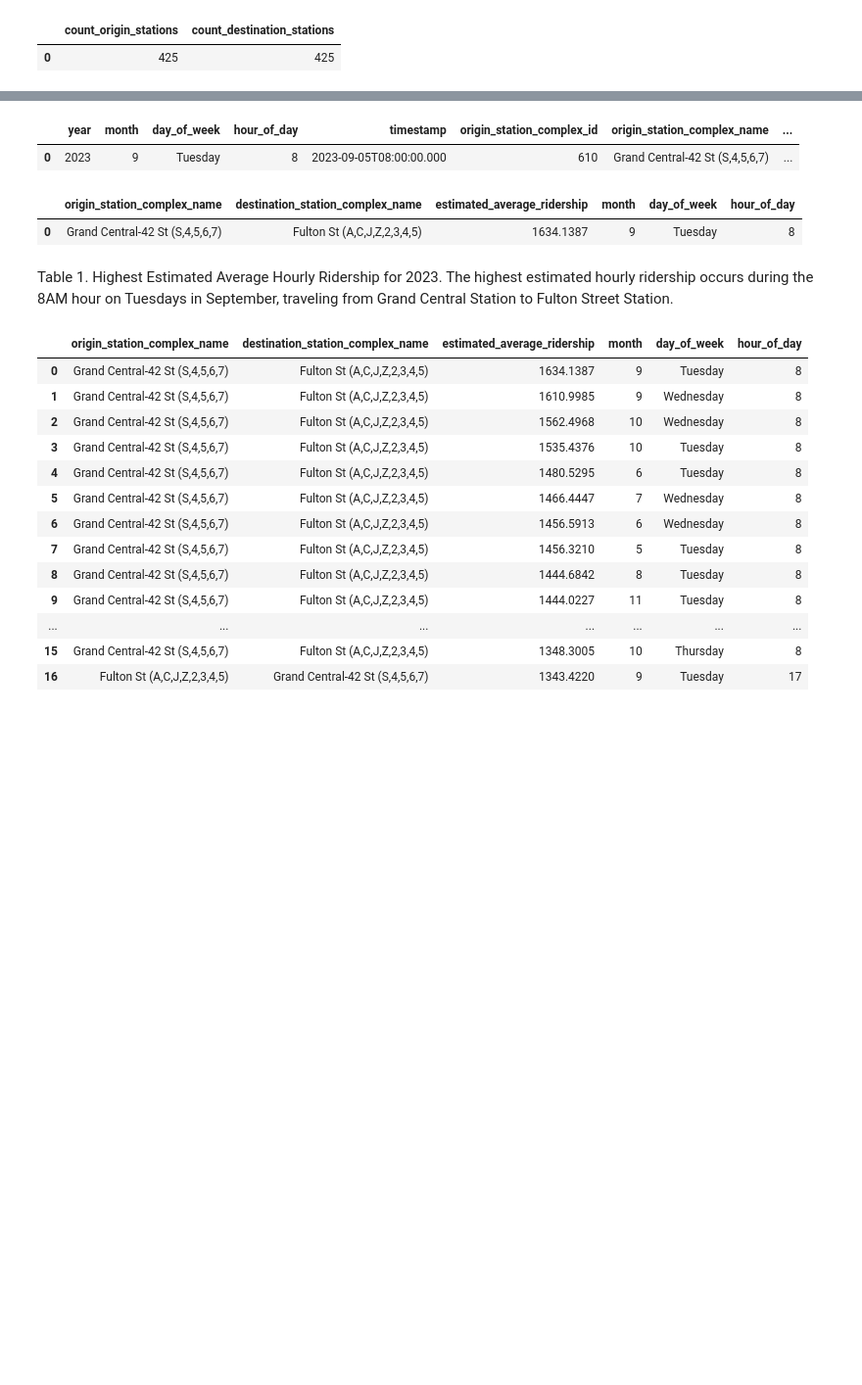
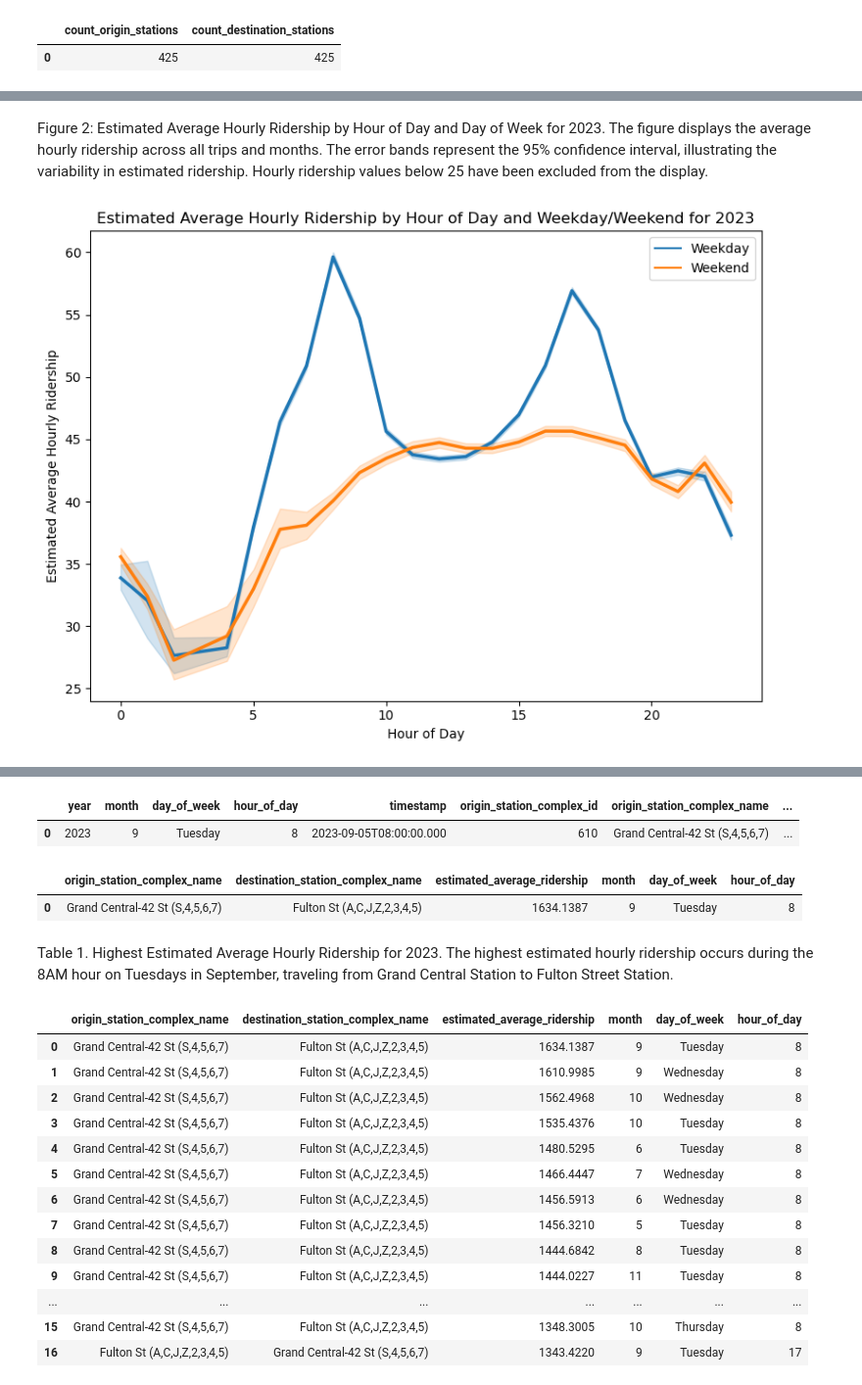
Before and after one commit to mebauer/mta-data, a Jupyter notebook: subway-trips.ipynb, the cells around one changed output, grey strips where cells are left out. Shown at 98% size. Cells and saved outputs as stored; diff of their text form; code cells hidden in the pictures; blank space fills up the shorter version.

```diff
--- a/subway-trips.ipynb
+++ b/subway-trips.ipynb
@@ -214,0 +327,24 @@ con.sql("""
+# %% [markdown]
+Figure 2: Estimated Average Hourly Ridership by Hour of Day and Day of Week for 2023. The figure displays the average hourly ridership across all trips and months. The error bands represent the 95% confidence interval, illustrating the variability in estimated ridership. Hourly ridership values below 25 have been excluded from the display.
+# %%
+fig, ax = plt.subplots(figsize=(8, 6))
+
+sns.lineplot(
+    data=peak_hours,
+    x='hour_of_day',
+    y='estimated_average_ridership',
+    hue='weekday_flag',
+    palette="tab10",
+    linewidth=2.5,
+    ax=ax
+)
+
+ax.get_legend().set_title('')
+
+plt.title('Estimated Average Hourly Ridership by Hour of Day and Weekday/Weekend for 2023')
+plt.xlabel('Hour of Day')
+plt.ylabel('Estimated Average Hourly Ridership')
+
+plt.tight_layout()
+# %% [output]
+[figure, added]
```
Also changed, not shown: parts of 28 cells of this notebook, 1 other file.
